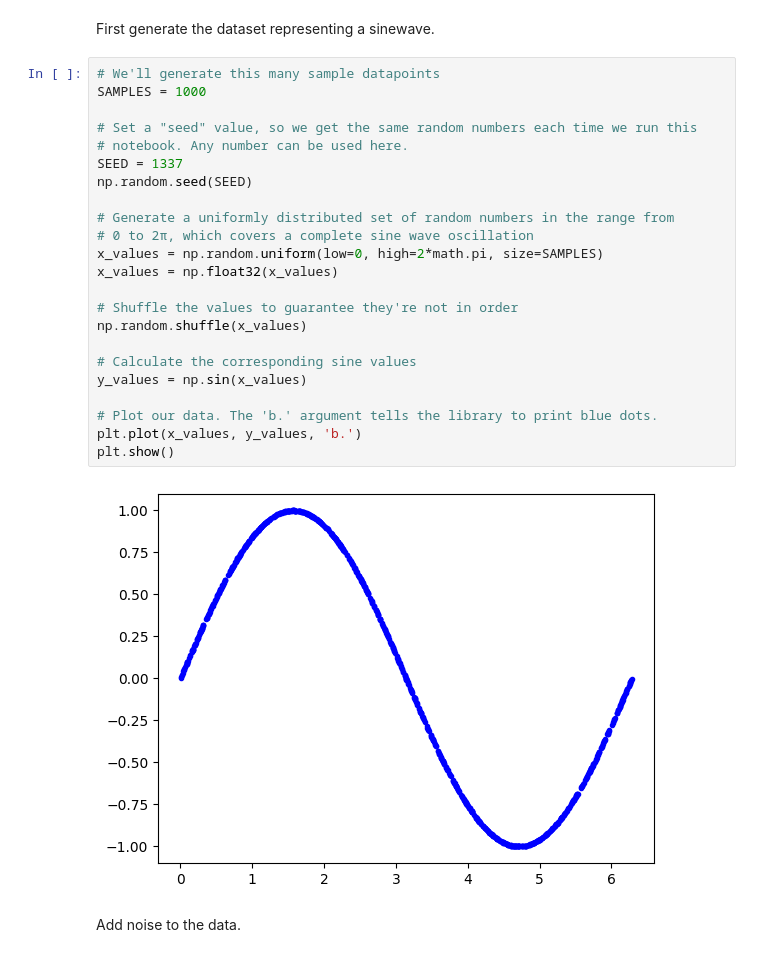
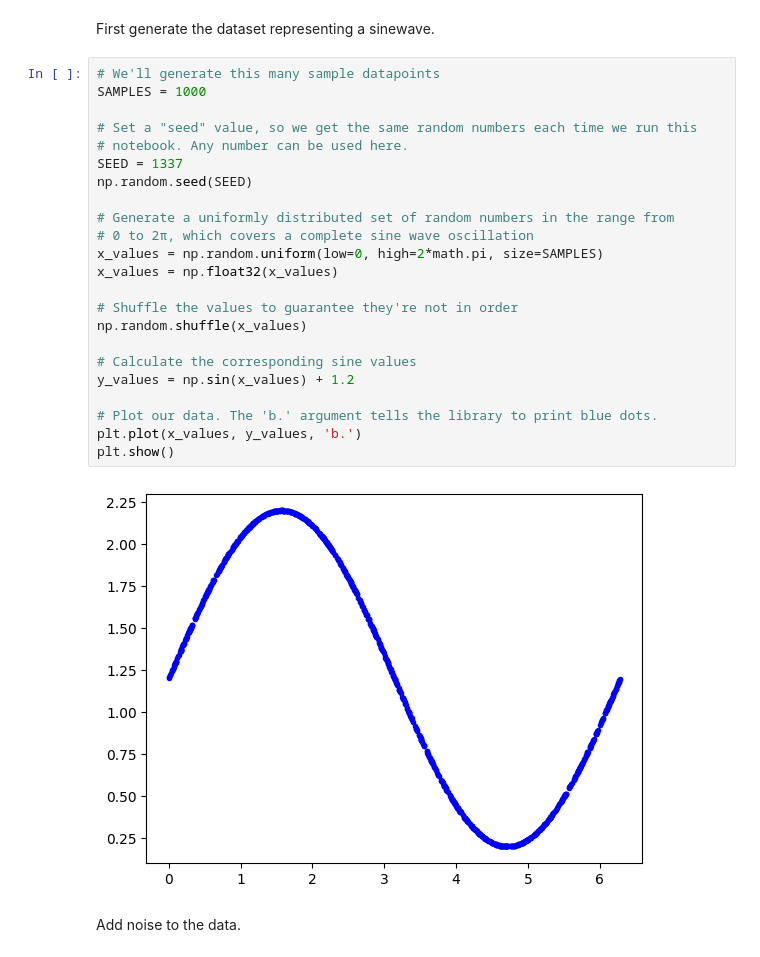
Before and after one commit to efabless/tt_ml_test, a Jupyter notebook: Pytorch_test.ipynb, the cells around one changed output. Cells and saved outputs as stored; diff of their text form.

```diff
--- a/Pytorch_test.ipynb
+++ b/Pytorch_test.ipynb
@@ -53,28 +53,28 @@ First generate the dataset representing a sinewave.
 # %%
 # We'll generate this many sample datapoints
 SAMPLES = 1000
 
 # Set a "seed" value, so we get the same random numbers each time we run this
 # notebook. Any number can be used here.
 SEED = 1337
 np.random.seed(SEED)
 
 # Generate a uniformly distributed set of random numbers in the range from
 # 0 to 2π, which covers a complete sine wave oscillation
 x_values = np.random.uniform(low=0, high=2*math.pi, size=SAMPLES)
 x_values = np.float32(x_values)
 
 # Shuffle the values to guarantee they're not in order
 np.random.shuffle(x_values)
 
 # Calculate the corresponding sine values
-y_values = np.sin(x_values)
+y_values = np.sin(x_values) + 1.2
 
 # Plot our data. The 'b.' argument tells the library to print blue dots.
 plt.plot(x_values, y_values, 'b.')
 plt.show()
 # %% [output]
-[figure, old version]
+[figure, new version]
 # %% [markdown]
 Add noise to the data.
 # %%
```
Also changed, not shown: parts of 20 cells of this notebook.
